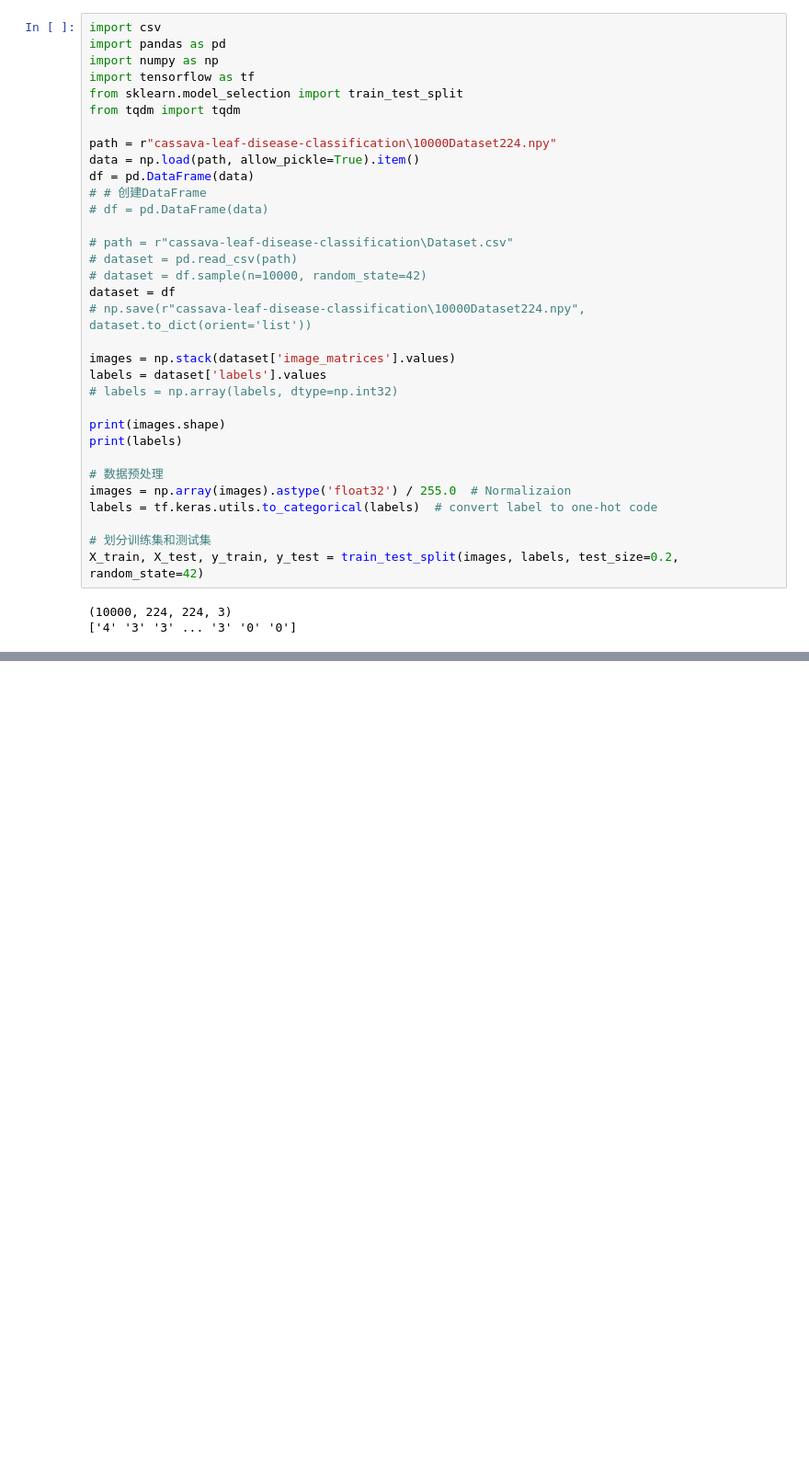
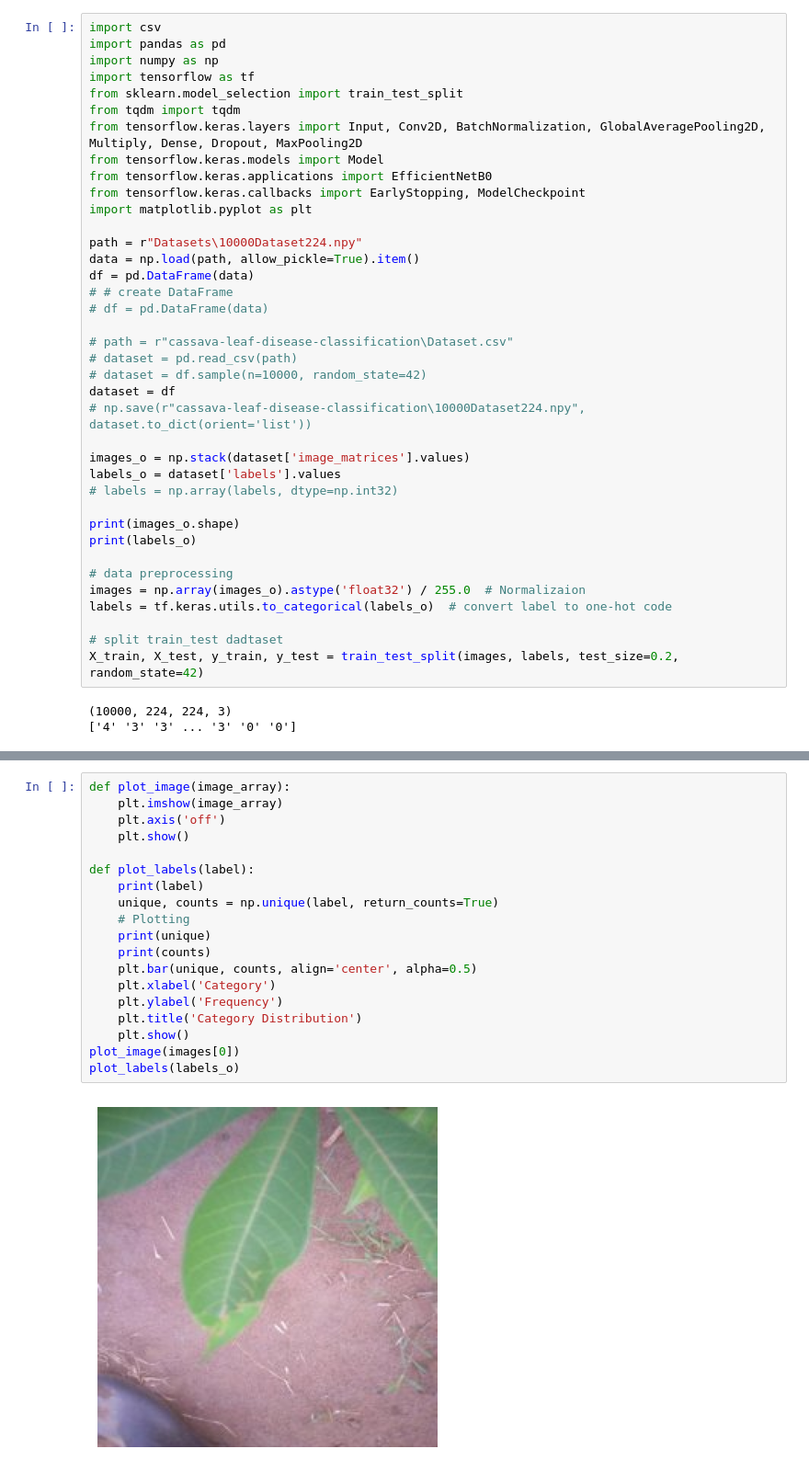
Before and after one commit to ericxing19/AMLS2_23_24_SN23084017, a Jupyter notebook: train.ipynb, the cells around one changed output, grey strips where cells are left out. Shown at 92% size. Saved outputs shown, nothing was run; the diff lists cells and outputs as text; blank space fills up the shorter version.

```diff
--- a/train.ipynb
+++ b/train.ipynb
@@ -5,11 +7,16 @@ import numpy as np
 import tensorflow as tf
 from sklearn.model_selection import train_test_split
 from tqdm import tqdm
+from tensorflow.keras.layers import Input, Conv2D, BatchNormalization, GlobalAveragePooling2D, Multiply, Dense, Dropout, MaxPooling2D
+from tensorflow.keras.models import Model
+from tensorflow.keras.applications import EfficientNetB0
+from tensorflow.keras.callbacks import EarlyStopping, ModelCheckpoint
+import matplotlib.pyplot as plt
 
-path = r"cassava-leaf-disease-classification\10000Dataset224.npy"
+path = r"Datasets\10000Dataset224.npy"
 data = np.load(path, allow_pickle=True).item()
 df = pd.DataFrame(data)
-# # 创建DataFrame
+# # create DataFrame
 # df = pd.DataFrame(data)
 
 # path = r"cassava-leaf-disease-classification\Dataset.csv"
@@ -18,18 +25,18 @@ df = pd.DataFrame(data)
 dataset = df
 # np.save(r"cassava-leaf-disease-classification\10000Dataset224.npy", dataset.to_dict(orient='list'))
 
-images = np.stack(dataset['image_matrices'].values)
-labels = dataset['labels'].values
+images_o = np.stack(dataset['image_matrices'].values)
+labels_o = dataset['labels'].values
 # labels = np.array(labels, dtype=np.int32)
 
-print(images.shape)
-print(labels)
+print(images_o.shape)
+print(labels_o)
 
-# 数据预处理
-images = np.array(images).astype('float32') / 255.0  # Normalizaion
-labels = tf.keras.utils.to_categorical(labels)  # convert label to one-hot code
+# data preprocessing
+images = np.array(images_o).astype('float32') / 255.0  # Normalizaion
+labels = tf.keras.utils.to_categorical(labels_o)  # convert label to one-hot code
 
-# 划分训练集和测试集
+# split train_test dadtaset
 X_train, X_test, y_train, y_test = train_test_split(images, labels, test_size=0.2, random_state=42)
 # %% [output]
 (10000, 224, 224, 3)
@@ -39,0 +46,21 @@ array([4, 3, 3, ..., 3, 0, 0])
+# %%
+def plot_image(image_array):
+    plt.imshow(image_array)
+    plt.axis('off')
+    plt.show()
+
+def plot_labels(label):
+    print(label)
+    unique, counts = np.unique(label, return_counts=True)
+    # Plotting
+    print(unique)
+    print(counts)
+    plt.bar(unique, counts, align='center', alpha=0.5)
+    plt.xlabel('Category')
+    plt.ylabel('Frequency')
+    plt.title('Category Distribution')
+    plt.show()
+plot_image(images[0])
+plot_labels(labels_o)
+# %% [output]
+[figure, added]
```
Also changed, not shown: parts of 14 cells of this notebook.
